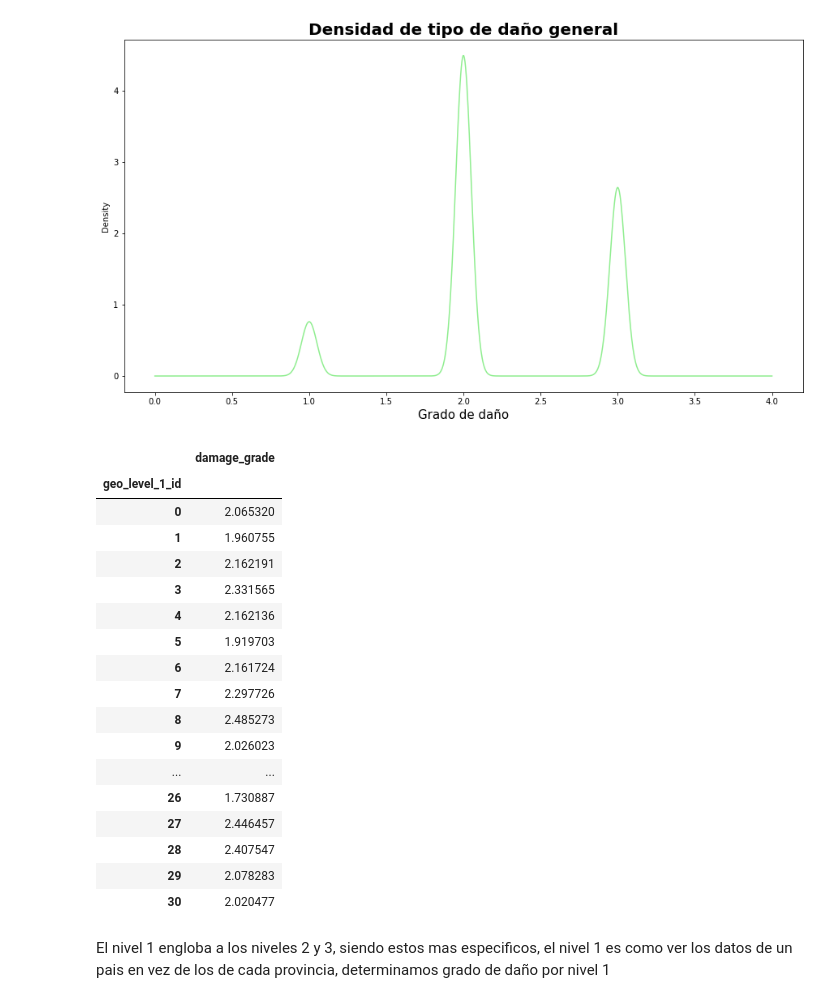
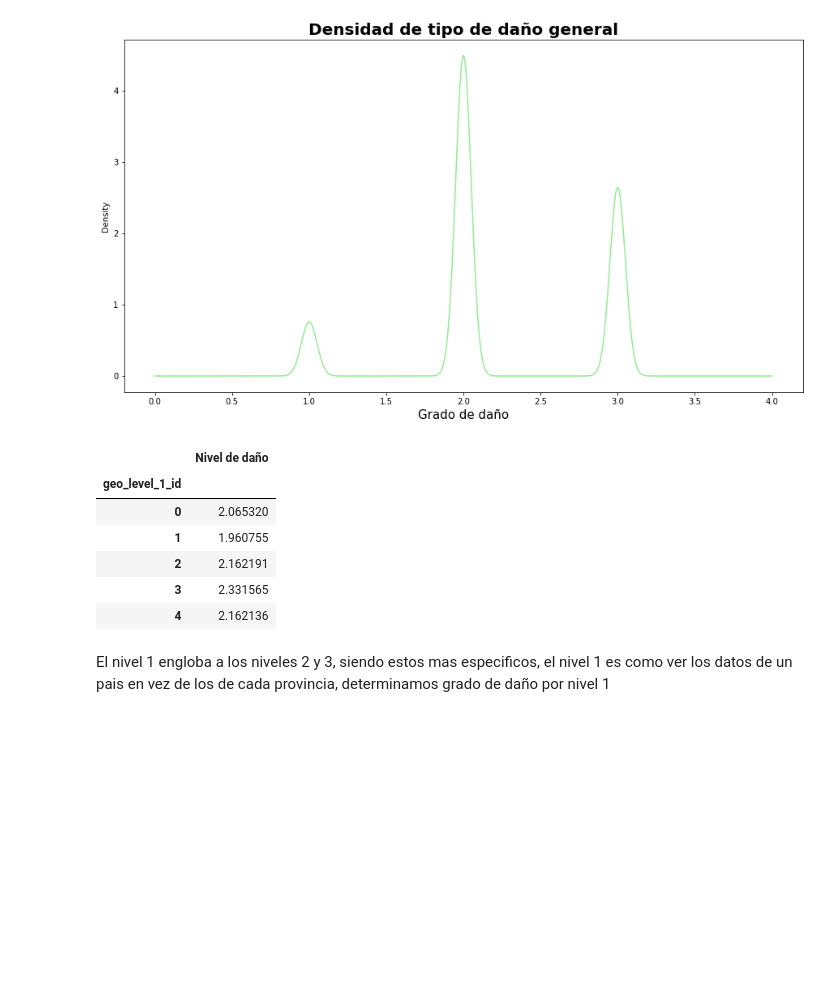
Before and after one commit to joaquinfontela/OrganizacionDeDatos-TP1, a Jupyter notebook: src/Regiones.ipynb, the cells around one changed output. Drawn from its saved outputs; the diff is of its cells as text; code cells hidden in the pictures; blank space fills up the shorter version.

```diff
--- a/src/Regiones.ipynb
+++ b/src/Regiones.ipynb
@@ -84,24 +80,14 @@ daño_ubicacion_3 = daño_ubicacion_3.T
-# %%
-daño_ubicacion_1
-# %% [output]
-|  | damage_grade |
-| geo_level_1_id |  |
-| 0 | 2.065320 |
-| 1 | 1.960755 |
-| 2 | 2.162191 |
-| 3 | 2.331565 |
-| 4 | 2.162136 |
-| 5 | 1.919703 |
-| 6 | 2.161724 |
-| 7 | 2.297726 |
-| 8 | 2.485273 |
-| 9 | 2.026023 |
-| ... | ... |
-| 26 | 1.730887 |
-| 27 | 2.446457 |
-| 28 | 2.407547 |
-| 29 | 2.078283 |
-| 30 | 2.020477 |
+# %%
+daño_ubicacion_1 = daño_ubicacion_1.rename(columns={'damage_grade':'Nivel de daño'})
+daño_ubicacion_1.head()
+# %% [output]
+|  | Nivel de daño |
+| geo_level_1_id |  |
+| 0 | 2.065320 |
+| 1 | 1.960755 |
+| 2 | 2.162191 |
+| 3 | 2.331565 |
+| 4 | 2.162136 |
 # %% [markdown]
 El nivel 1 engloba a los niveles 2 y 3, siendo estos mas especificos, el nivel 1 es como ver los datos de un pais en vez de los de cada provincia, determinamos grado de daño por nivel 1
 # %%
```
Also changed, not shown: parts of 5 cells of this notebook.
